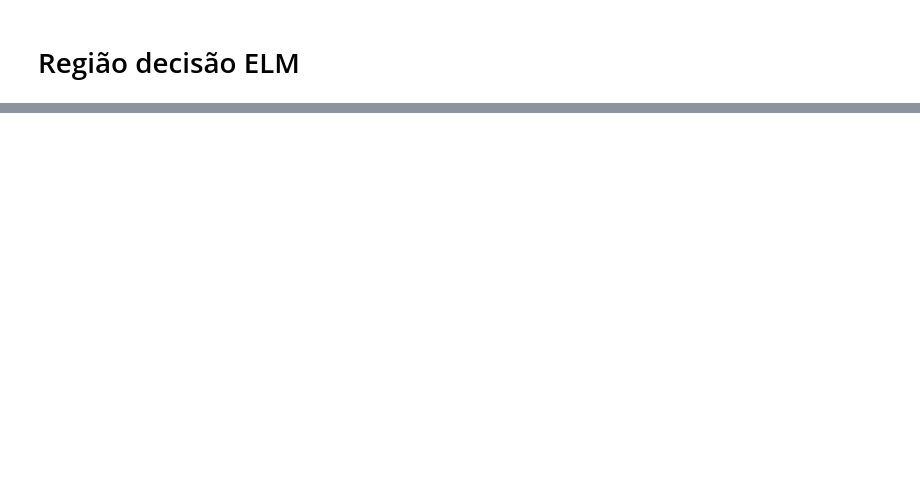
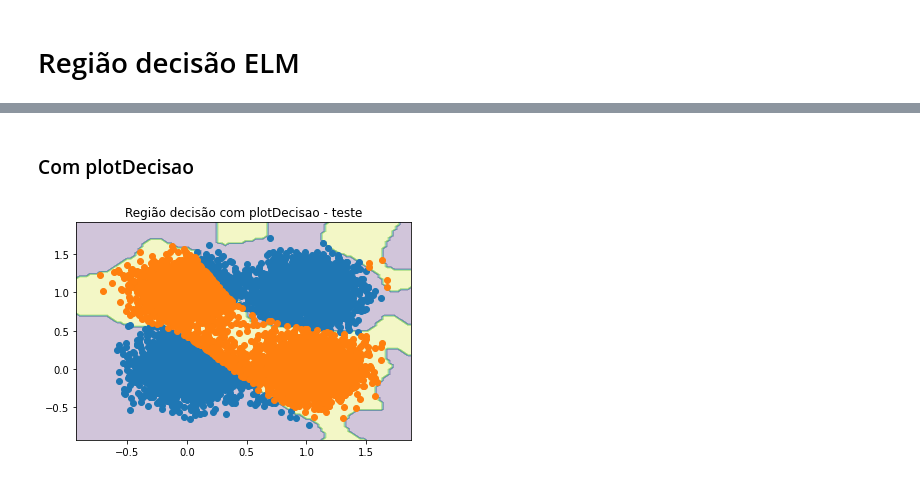
Before and after one commit to rodseidel/mpca, a Jupyter notebook: Redes_Neurais/RENEAR_atividade03_regiao_decisao_elm.ipynb, the cells around one changed output, grey strips where cells are left out. Saved outputs shown, nothing was run; the diff lists cells and outputs as text; code cells hidden in the pictures; blank space fills up the shorter version.

```diff
--- a/Redes_Neurais/RENEAR_atividade03_regiao_decisao_elm.ipynb
+++ b/Redes_Neurais/RENEAR_atividade03_regiao_decisao_elm.ipynb
@@ -177,0 +202,6 @@ plt.show()
+# %% [markdown]
+### Com plotDecisao
+# %%
+plotDecisao(elm, Xte, ypredte,"Região decisão com plotDecisao - teste")
+# %% [output]
+[figure, added]
```
Also changed, not shown: parts of 13 cells of this notebook.
